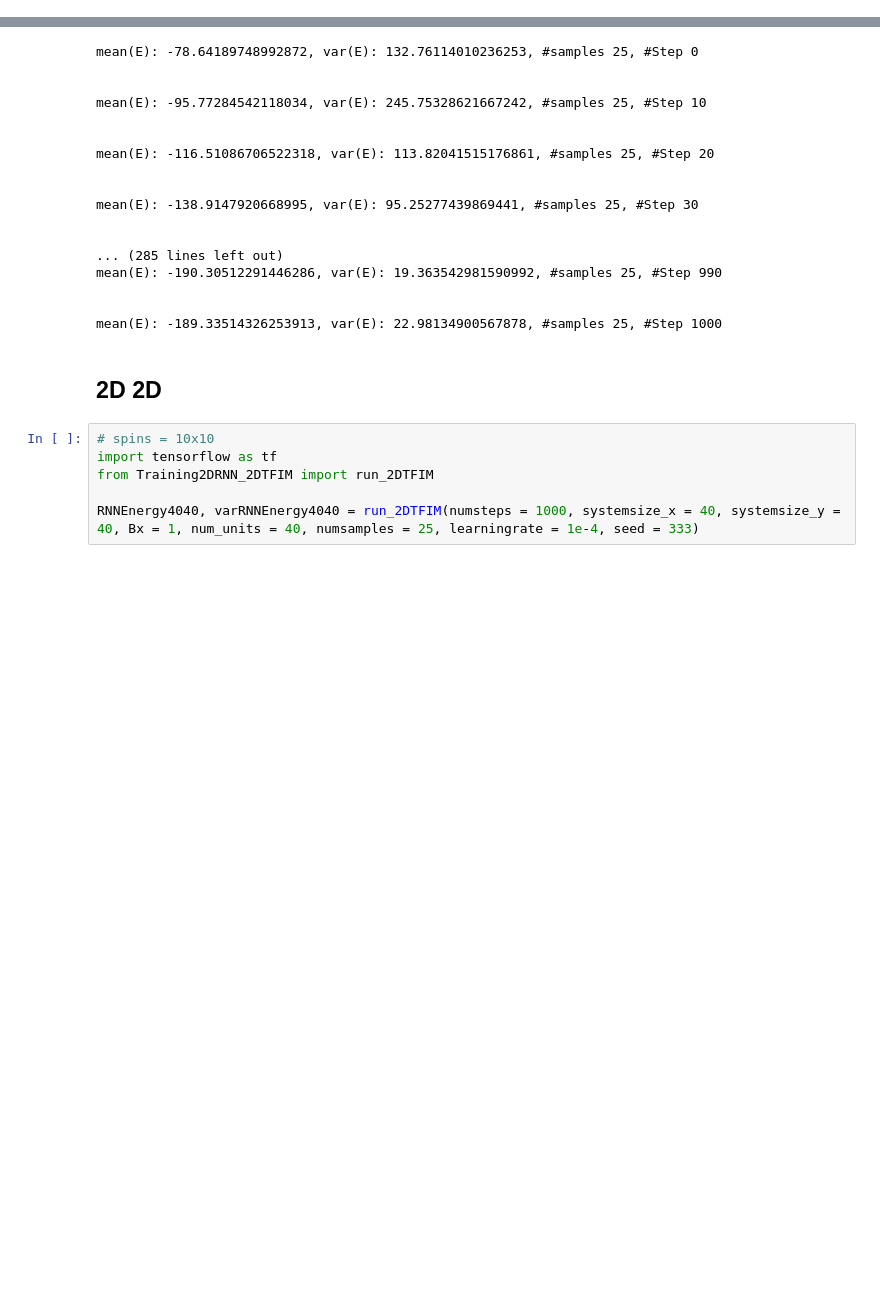
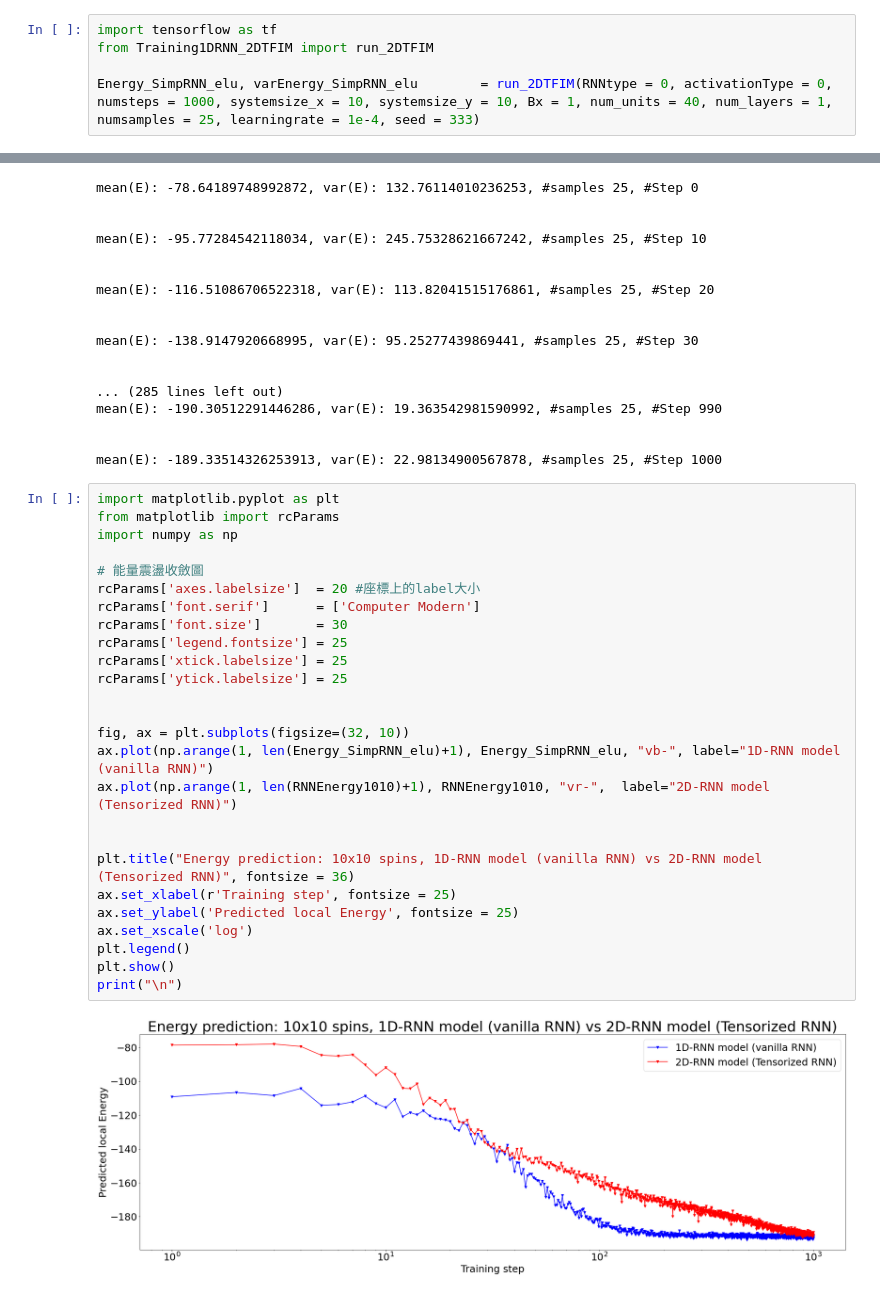
Before and after one commit to Yi-Huaaa/sqa-RNN, a Jupyter notebook: 2DTFIM_1DRNN/Run_2D_1D.ipynb, the cells around one changed output, grey strips where cells are left out. Saved outputs shown, nothing was run; the diff lists cells and outputs as text; blank space fills up the shorter version.

```diff
--- a/2DTFIM_1DRNN/Run_2D_1D.ipynb
+++ b/2DTFIM_1DRNN/Run_2D_1D.ipynb
@@ -296,0 +299,5 @@ print("\n")
+# %%
+import tensorflow as tf
+from Training1DRNN_2DTFIM import run_2DTFIM
+
+Energy_SimpRNN_elu, varEnergy_SimpRNN_elu        = run_2DTFIM(RNNtype = 0, activationType = 0, numsteps = 1000, systemsize_x = 10, systemsize_y = 10, Bx = 1, num_units = 40, num_layers = 1, numsamples = 25, learningrate = 1e-4, seed = 333)
@@ -318,11 +343,31 @@ mean(E): -190.30512291446286, var(E): 19.363542981590992, #samples 25, #Step 990
 
 
 mean(E): -189.33514326253913, var(E): 22.98134900567878, #samples 25, #Step 1000
-# %% [markdown]
-## 2D 2D
-# %%
-# spins = 10x10
-import tensorflow as tf
-from Training2DRNN_2DTFIM import run_2DTFIM
-
-RNNEnergy4040, varRNNEnergy4040 = run_2DTFIM(numsteps = 1000, systemsize_x = 40, systemsize_y = 40, Bx = 1, num_units = 40, numsamples = 25, learningrate = 1e-4, seed = 333)
+# %%
+import matplotlib.pyplot as plt
+from matplotlib import rcParams
+import numpy as np
+
+# 能量震盪收斂圖
+rcParams['axes.labelsize']  = 20 #座標上的label大小
+rcParams['font.serif']      = ['Computer Modern']
+rcParams['font.size']       = 30
+rcParams['legend.fontsize'] = 25
+rcParams['xtick.labelsize'] = 25
+rcParams['ytick.labelsize'] = 25
+
+
+fig, ax = plt.subplots(figsize=(32, 10))
+ax.plot(np.arange(1, len(Energy_SimpRNN_elu)+1), Energy_SimpRNN_elu, "vb-", label="1D-RNN model (vanilla RNN)")
+ax.plot(np.arange(1, len(RNNEnergy1010)+1), RNNEnergy1010, "vr-",  label="2D-RNN model (Tensorized RNN)")
+
+
+plt.title("Energy prediction: 10x10 spins, 1D-RNN model (vanilla RNN) vs 2D-RNN model (Tensorized RNN)", fontsize = 36)
+ax.set_xlabel(r'Training step', fontsize = 25)
+ax.set_ylabel('Predicted local Energy', fontsize = 25)
+ax.set_xscale('log')
+plt.legend()
+plt.show()
+print("\n")
+# %% [output]
+[figure, added]
```
Also changed, not shown: parts of 21 cells of this notebook.
